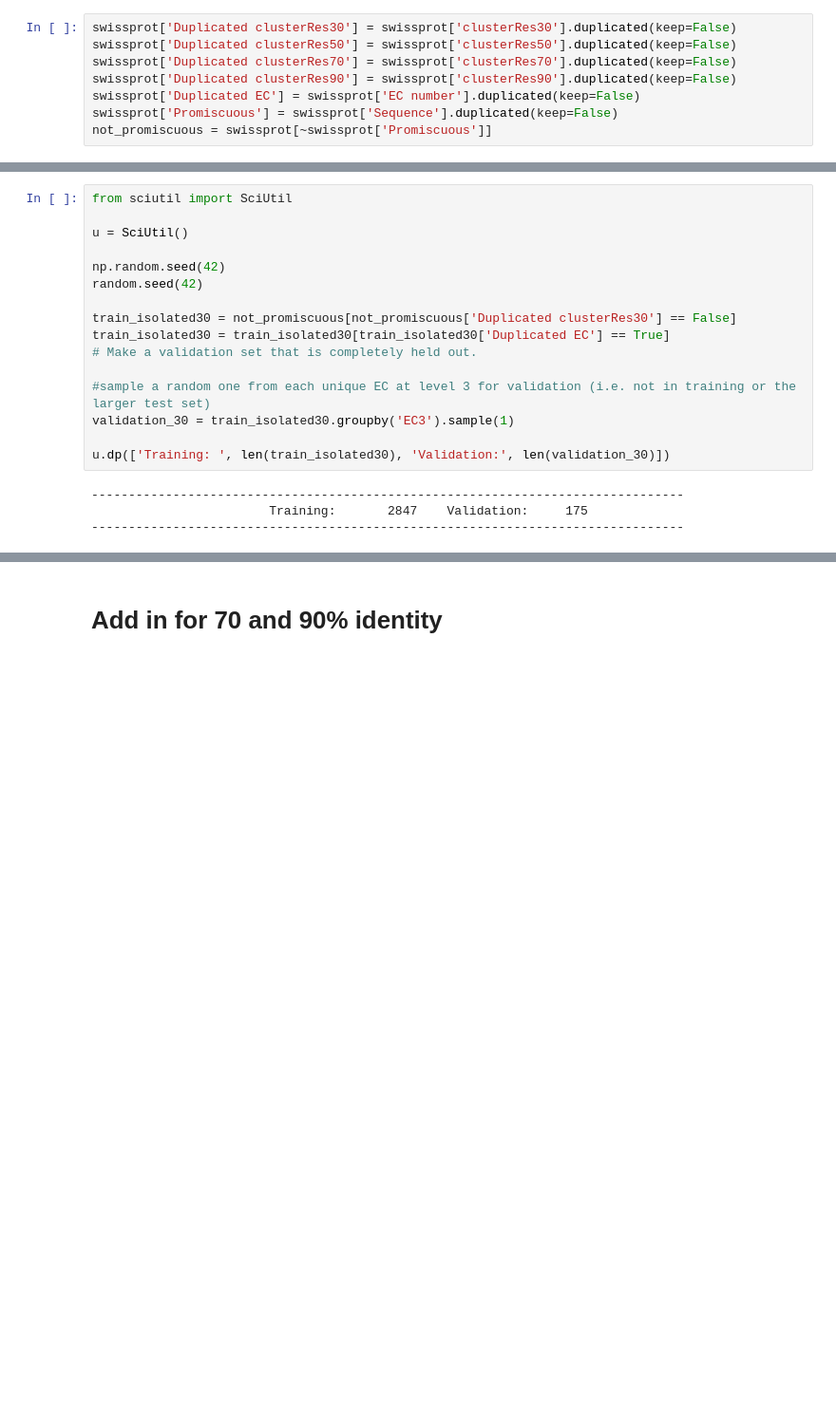
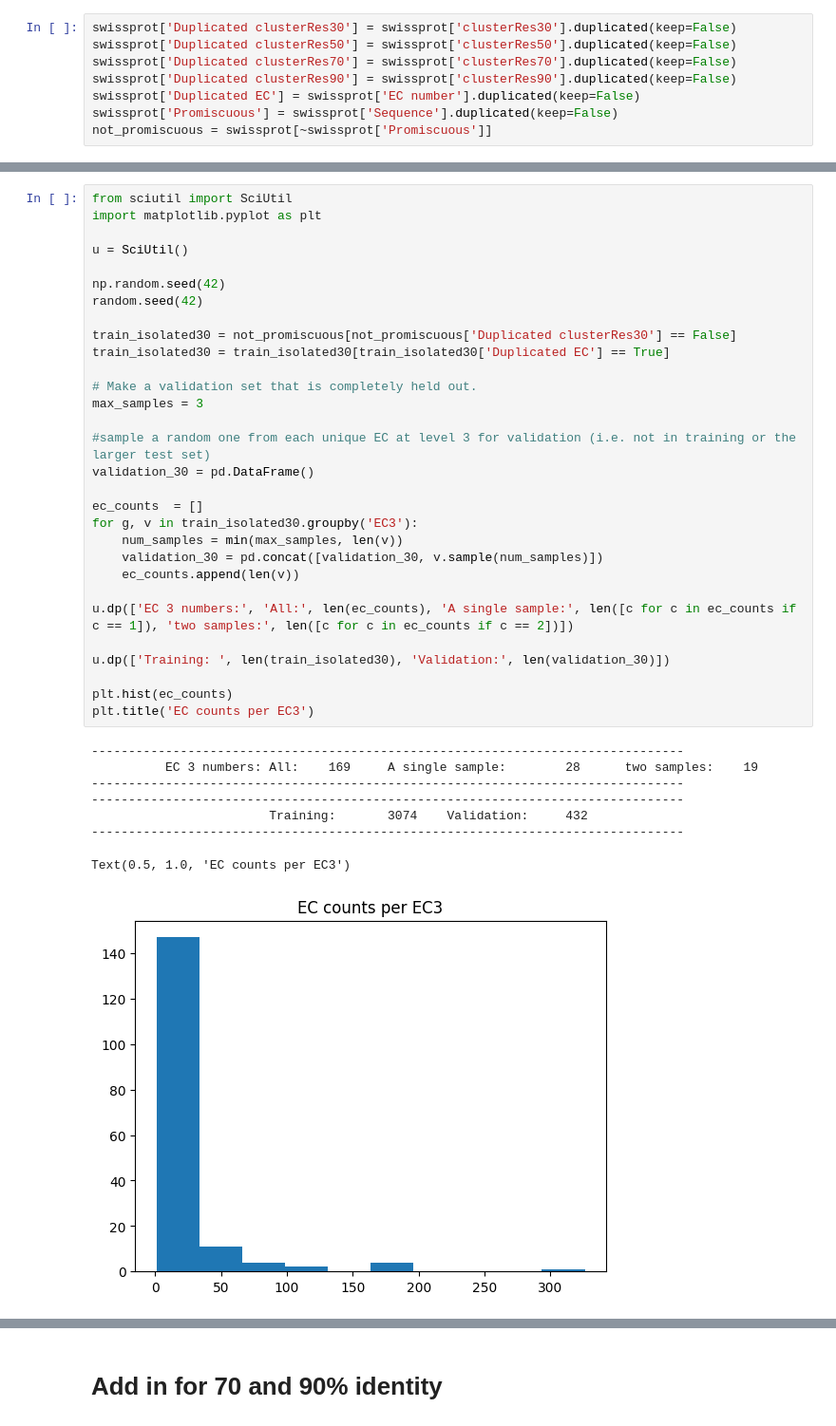
Before and after one commit to jsunn-y/CARE, a Jupyter notebook: generate_datasets_splits/splitting_task1.ipynb, the cells around one changed output, grey strips where cells are left out. Shown at 95% size. Saved outputs shown, nothing was run; the diff lists cells and outputs as text; blank space fills up the shorter version.

```diff
--- a/generate_datasets_splits/splitting_task1.ipynb
+++ b/generate_datasets_splits/splitting_task1.ipynb
@@ -168,20 +172,39 @@ not_promiscuous = swissprot[~swissprot['Promiscuous']]
 # %%
 from sciutil import SciUtil
+import matplotlib.pyplot as plt
 
 u = SciUtil()
 
 np.random.seed(42)
 random.seed(42)
 
 train_isolated30 = not_promiscuous[not_promiscuous['Duplicated clusterRes30'] == False]
 train_isolated30 = train_isolated30[train_isolated30['Duplicated EC'] == True]
+
 # Make a validation set that is completely held out.
+max_samples = 3
 
 #sample a random one from each unique EC at level 3 for validation (i.e. not in training or the larger test set)
-validation_30 = train_isolated30.groupby('EC3').sample(1)
+validation_30 = pd.DataFrame()
+
+ec_counts  = []
+for g, v in train_isolated30.groupby('EC3'):
+    num_samples = min(max_samples, len(v))
+    validation_30 = pd.concat([validation_30, v.sample(num_samples)])
+    ec_counts.append(len(v))
+
+u.dp(['EC 3 numbers:', 'All:', len(ec_counts), 'A single sample:', len([c for c in ec_counts if c == 1]), 'two samples:', len([c for c in ec_counts if c == 2])])
 
 u.dp(['Training: ', len(train_isolated30), 'Validation:', len(validation_30)])
+
+plt.hist(ec_counts)
+plt.title('EC counts per EC3')
 # %% [output]
 --------------------------------------------------------------------------------
-                        Training:       2847    Validation:     175
+          EC 3 numbers: All:    169     A single sample:        28      two samples:    19
 --------------------------------------------------------------------------------
+--------------------------------------------------------------------------------
+                        Training:       3074    Validation:     432
+--------------------------------------------------------------------------------
+Text(0.5, 1.0, 'EC counts per EC3')
+[figure, added]
```
Also changed, not shown: parts of 29 cells of this notebook, 9 other files.
